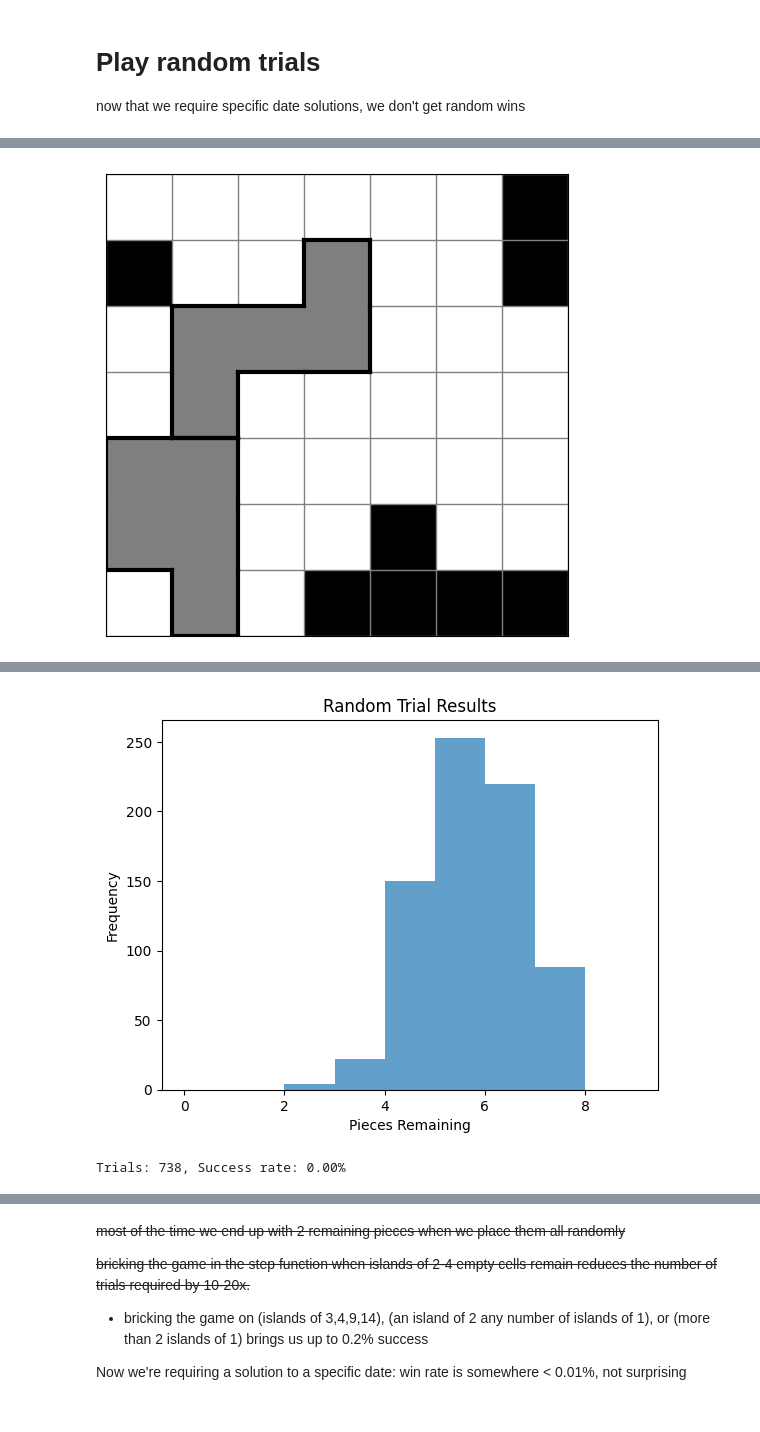
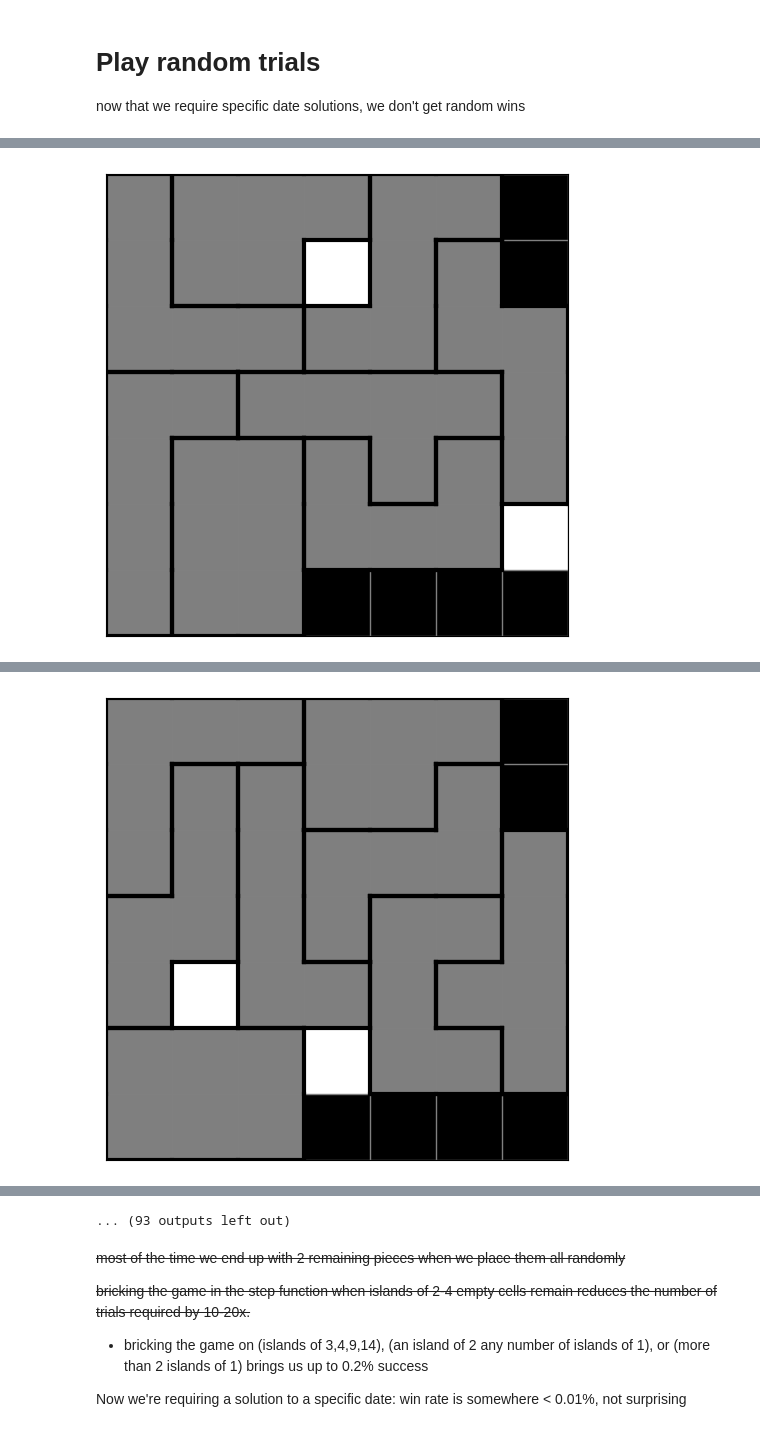
Before and after one commit to bamesserly/apad-puzzle-rl, a Jupyter notebook: apad_env_validation.ipynb, the cells around one changed output, grey strips where cells are left out. Saved outputs shown, nothing was run; the diff lists cells and outputs as text; code cells hidden in the pictures.

```diff
--- a/apad_env_validation.ipynb
+++ b/apad_env_validation.ipynb
@@ -258,18 +268,19 @@ last_print = start_time
 
 i = 0
 remaining_pieces = []
+win = 0
 try:
     while True:
         i += 1
-        env, done, truncated, terminal_action = test_random_trial()
+        env, done, truncated, terminal_action = test_random_trial(-1,-1)
         remaining_pieces.append(sum(env.remaining_pieces))
         if done: # win
             env.visualize()
-            break
+            win += 1
         current_time = time.time()
         if current_time - last_print >= 15:
             elapsed = current_time - start_time
-            print(f"trial {i} {elapsed:.1f} seconds elapsed... {i/elapsed:.2f} games/second")
+            print(f"trial {i} {elapsed:.1f} seconds elapsed... {i/elapsed:.2f} games/second, wins: {win}")
             last_print = current_time
 
 except KeyboardInterrupt:
@@ -282,5 +293,6 @@ plt.title('Random Trial Results')
 plt.savefig('trial_results.png')
 plt.show()
 
-print(f"Trials: {i}, Success rate: {remaining_pieces.count(0)/i:.2%}")
+print(f"Trials: {i}, Success rate: {remaining_pieces.count(0)/i:.2%}, wins: {win}")
+print(win)
 # %% [output]
@@ -290 +316 @@ trial 659 45.1 seconds elapsed... 14.62 games/second
-[figure, old version]
+[figure, new version]
@@ -291,2 +334 @@ trial 659 45.1 seconds elapsed... 14.62 games/second
-[figure, old version]
+[figure, new version]
-Trials: 738, Success rate: 0.00%
@@ -293,3 +410,4 @@ Trials: 738, Success rate: 0.00%
+... (93 outputs left out)
 # %% [markdown]
 ~~most of the time we end up with 2 remaining pieces when we place them all randomly~~
 
```
Also changed, not shown: parts of 5 cells of this notebook, 3 other files.
